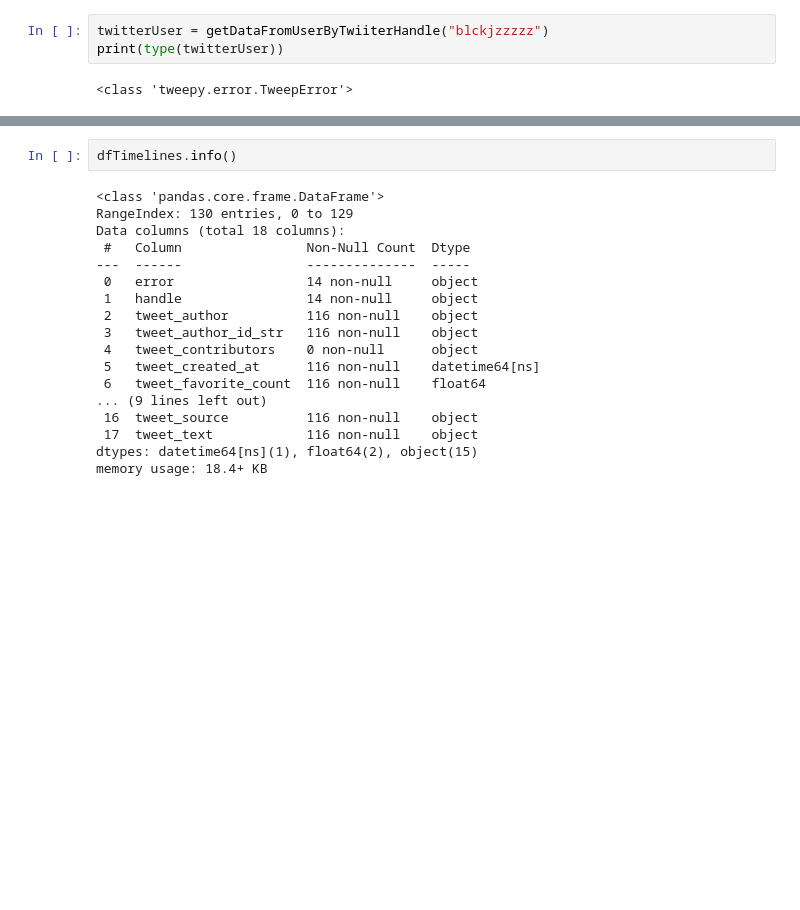
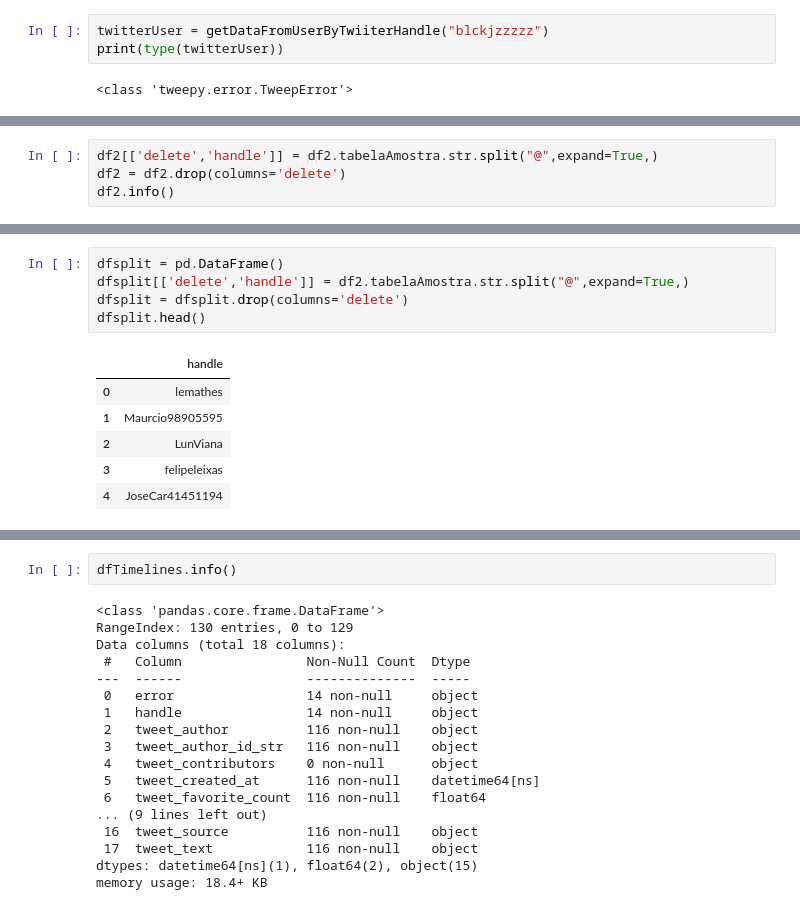
Before and after one commit to Pegabots/API, a Jupyter notebook: extracao-twitter.ipynb, the cells around one changed output, grey strips where cells are left out. Saved outputs shown, nothing was run; the diff lists cells and outputs as text; blank space fills up the shorter version.

Commit message:
fixing typo and adding new functions to split columns

```diff
--- a/extracao-twitter.ipynb
+++ b/extracao-twitter.ipynb
@@ -128,0 +134,4 @@ len(df2)
+# %%
+df2[['delete','handle']] = df2.tabelaAmostra.str.split("@",expand=True,)
+df2 = df2.drop(columns='delete')
+df2.info()
@@ -129,3 +156,15 @@ len(df2)
+# %%
+dfsplit = pd.DataFrame()
+dfsplit[['delete','handle']] = df2.tabelaAmostra.str.split("@",expand=True,)
+dfsplit = dfsplit.drop(columns='delete')
+dfsplit.head()
+# %% [output]
+|  | handle |
+| 0 | lemathes |
+| 1 | Maurcio98905595 |
+| 2 | LunViana |
+| 3 | felipeleixas |
+| 4 | JoseCar41451194 |
 # %%
 # dataframes creation
 
```
Also changed, not shown: parts of 9 cells of this notebook.
